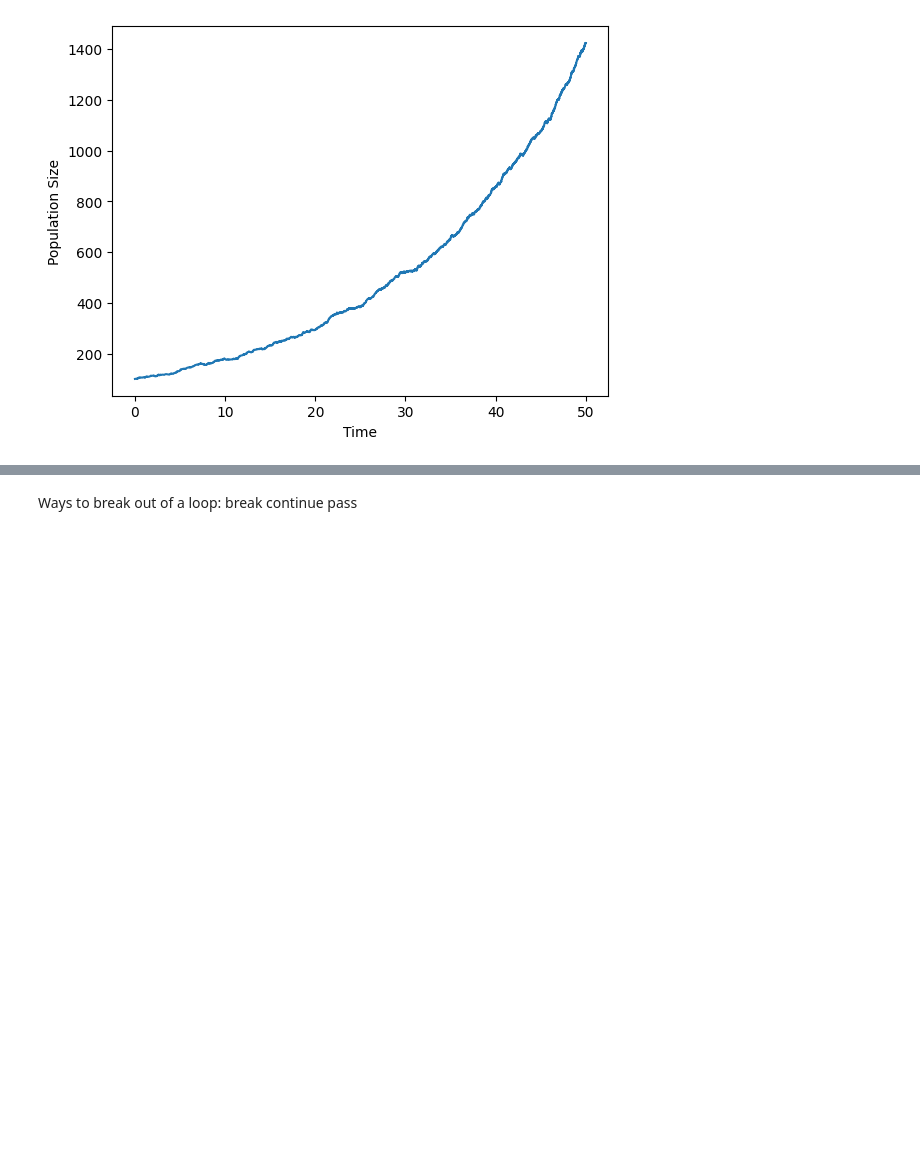
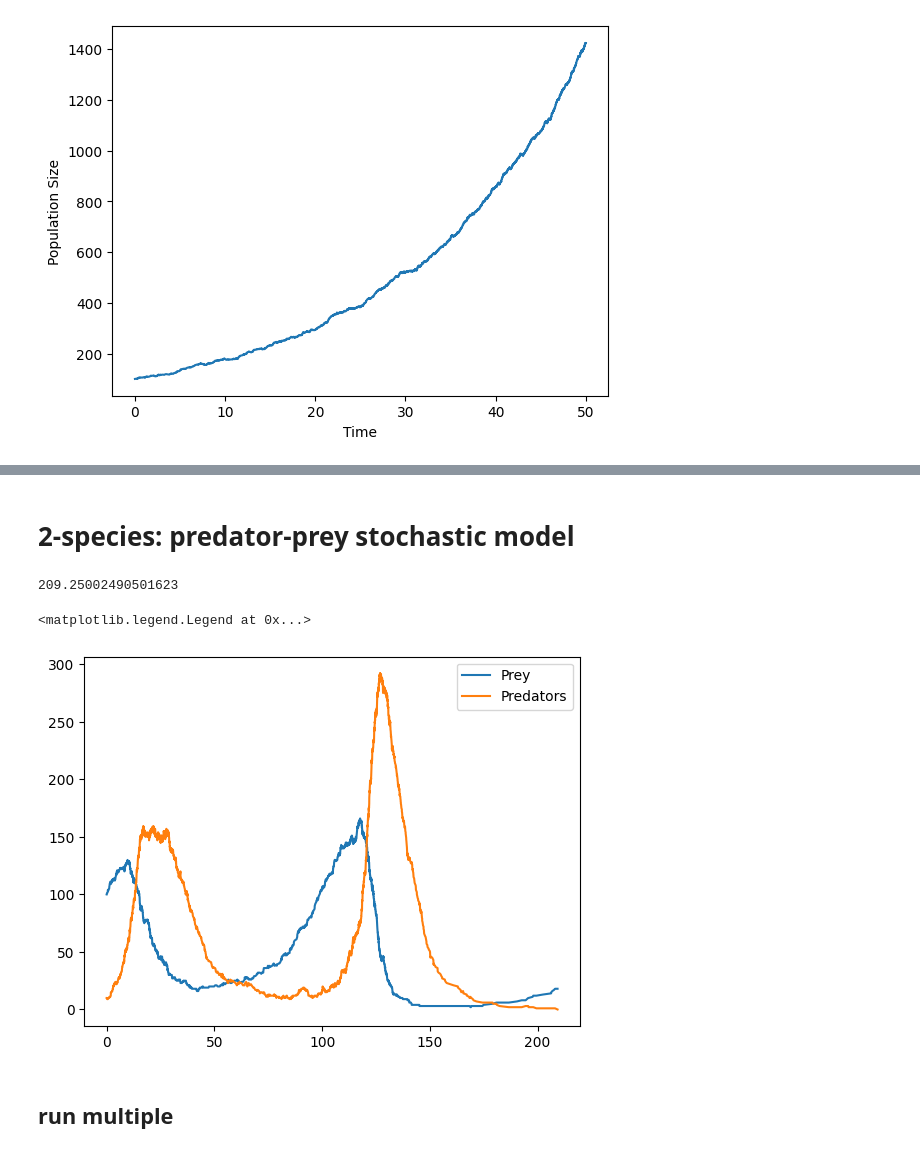
Before and after one commit to eagmon/notebook_tests, a Jupyter notebook: sim_study_work3.ipynb, the cells around one changed output, grey strips where cells are left out. Drawn from its saved outputs; the diff is of its cells as text; code cells hidden in the pictures; blank space fills up the shorter version.

Commit message:
work on stochastic modeling lesson

```diff
--- a/sim_study_work3.ipynb
+++ b/sim_study_work3.ipynb
@@ -42,10 +45,9 @@ With the probabilities of birth and death $P(birth) = \frac{\lambda \cdot N}{a_0
 # %%
-import numpy as np
-import matplotlib.pyplot as plt
-
-# parameters
+# propensity parameters
 birth_rate = 0.1
 death_rate = 0.05
+
+# simulation parameters
 initial_population = 100
 max_time = 50
 
@@ -72,7 +74,8 @@ while time < max_time:
 
     # select event
     # pick random number in range (0,1)
-    if np.random.random() < birth_propensity / total_propensity:
+    random_value = np.random.random() * total_propensity
+    if random_value < birth_propensity:
         population += 1  # one birth
     else:
         population -= 1  # one death
@@ -95,5 +94,2 @@ populations[-1]
-# %% [markdown]
-Ways to break out of a loop:
-break
-continue
-pass
+# %% [markdown]
+# 2-species: predator-prey stochastic model
@@ -99,0 +151,4 @@ pass
+# %%
+time_history[-1]
+# %% [output]
+209.25002490501623
@@ -99,0 +160,11 @@ pass
+# %%
+# plot the results
+plt.figure()
+plt.plot(time_history, prey_population_history, label='Prey')
+plt.plot(time_history, predator_population_history, label='Predators')
+plt.legend()
+# %% [output]
+<matplotlib.legend.Legend at 0x...>
+[figure, added]
+# %% [markdown]
+## run multiple
```
Also changed, not shown: parts of 6 cells of this notebook, 1 other file.
